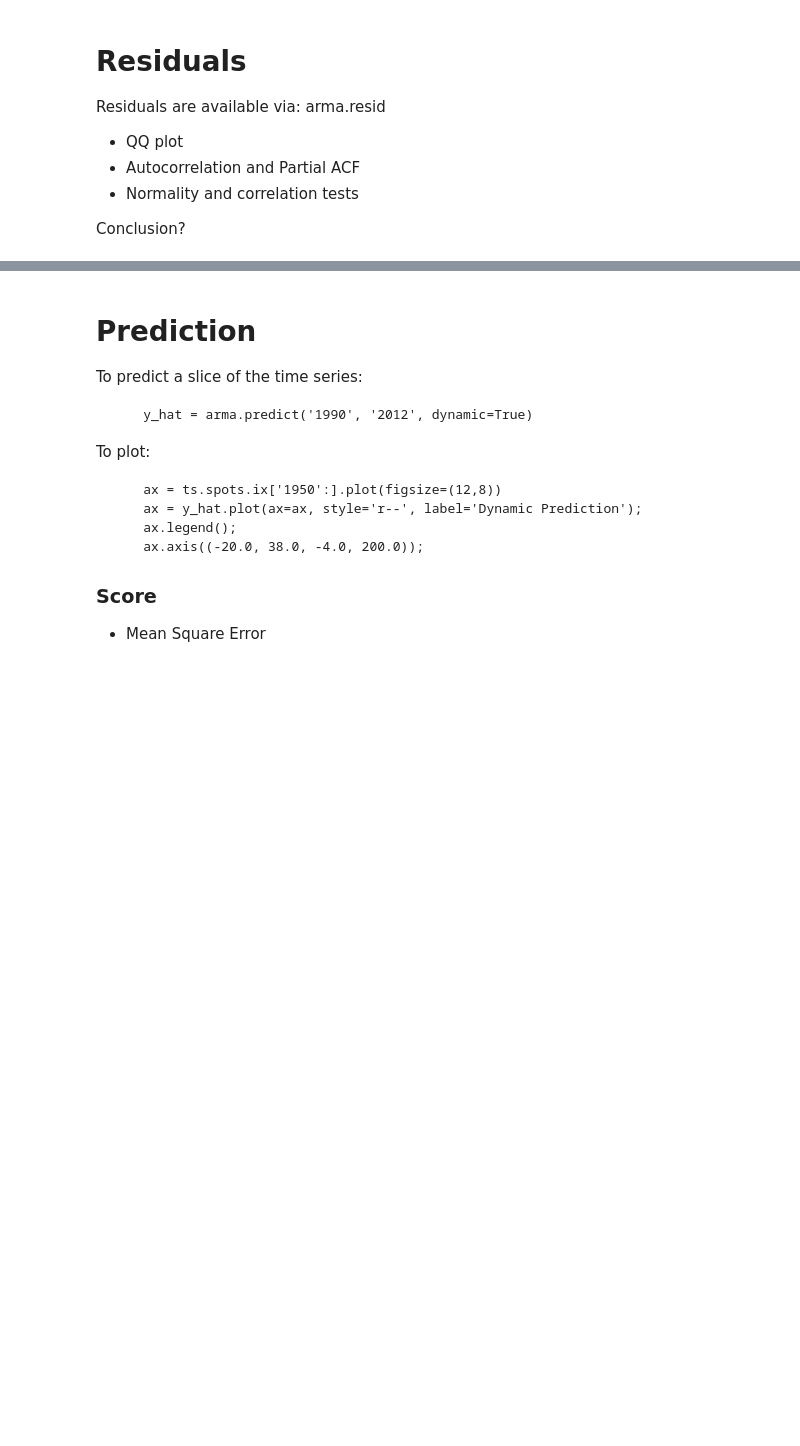
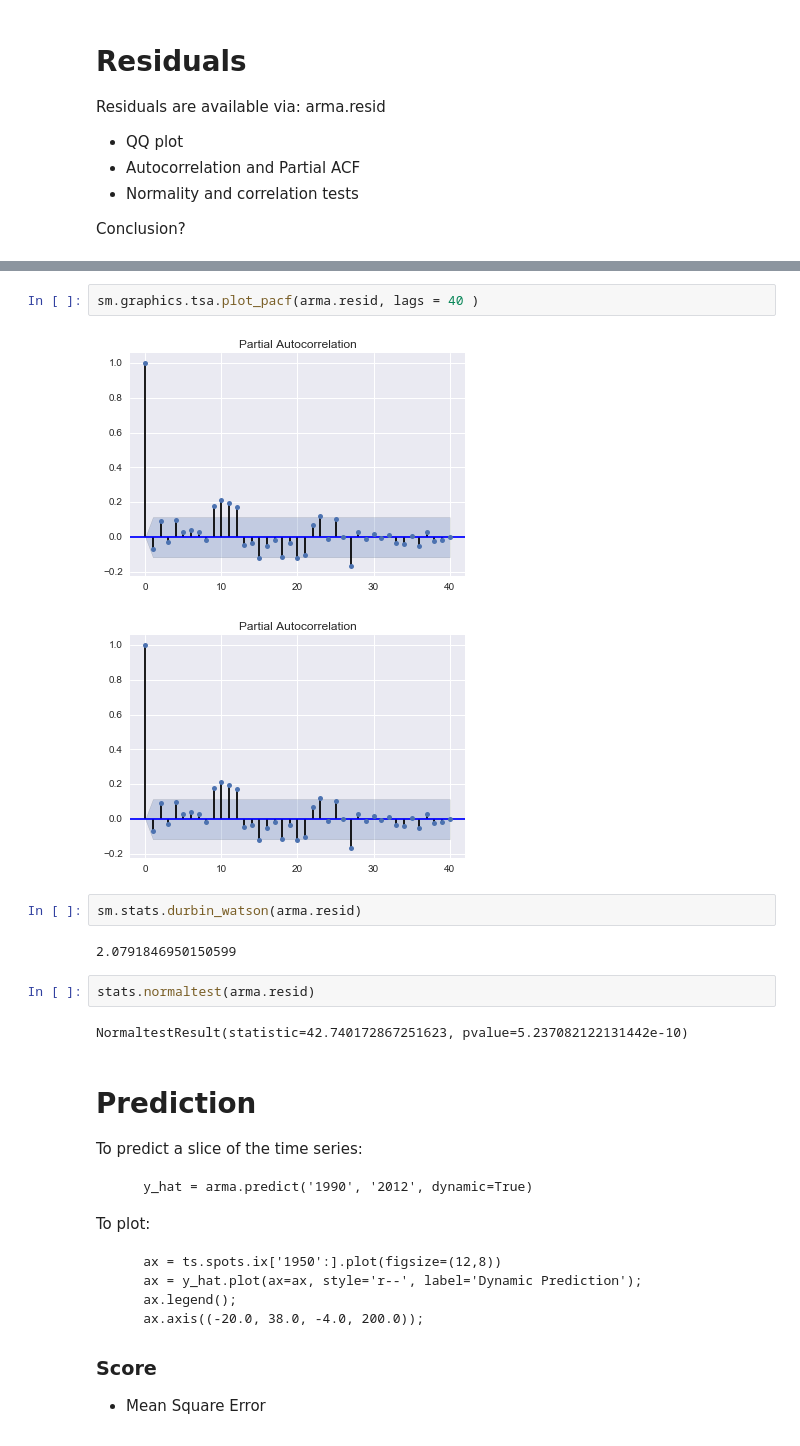
Before and after one commit to alexisperrier/gads, a Jupyter notebook: 17_ts2/py/L17 Sunspots ARIMA Lab.ipynb, the cells around one changed output, grey strips where cells are left out. Saved outputs shown, nothing was run; the diff lists cells and outputs as text; blank space fills up the shorter version.

```diff
--- a/17_ts2/py/L17 Sunspots ARIMA Lab.ipynb
+++ b/17_ts2/py/L17 Sunspots ARIMA Lab.ipynb
@@ -69,3 +91,16 @@ Conclusion?
+# %%
+sm.graphics.tsa.plot_pacf(arma.resid, lags = 40 )
+# %% [output]
+[figure, added]
+[figure, added]
+# %%
+sm.stats.durbin_watson(arma.resid)
+# %% [output]
+2.0791846950150599
+# %%
+stats.normaltest(arma.resid)
+# %% [output]
+NormaltestResult(statistic=42.740172867251623, pvalue=5.237082122131442e-10)
 # %% [markdown]
 # Prediction
 
```
Also changed, not shown: parts of 5 cells of this notebook, 8 other files.
